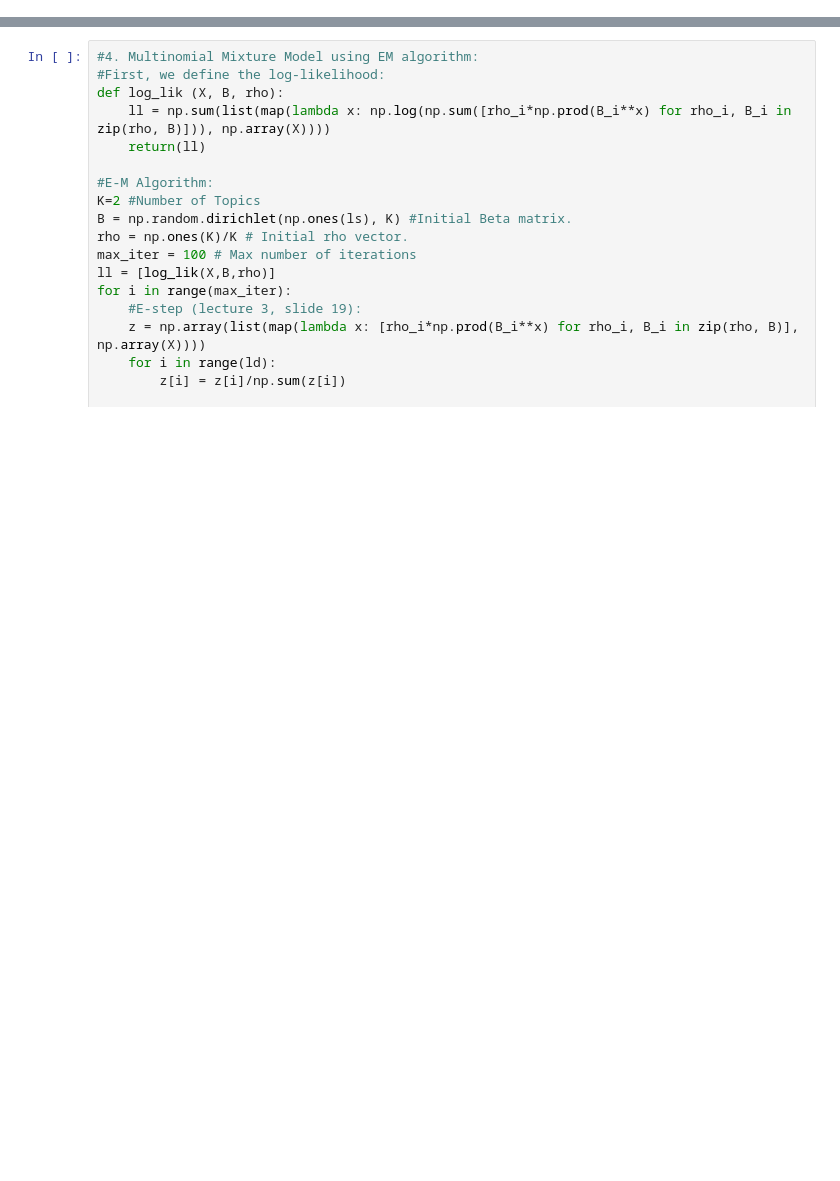
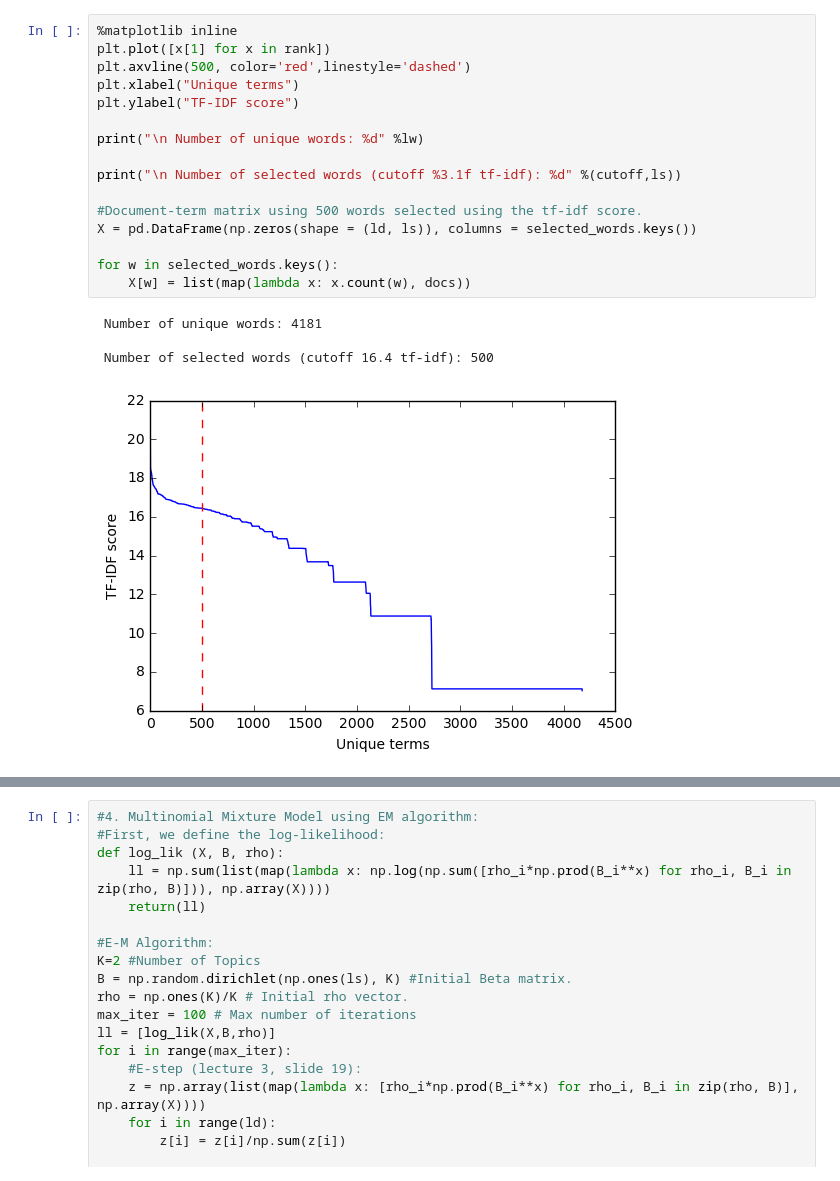
Before and after one commit to veldanie/text_mining, a Jupyter notebook: Report1.ipynb, the cells around one changed output, grey strips where cells are left out. Drawn from its saved outputs; the diff is of its cells as text; blank space fills up the shorter version.

```diff
--- a/Report1.ipynb
+++ b/Report1.ipynb
@@ -80,0 +114,21 @@ for w in selected_words.keys():
+# %%
+%matplotlib inline
+plt.plot([x[1] for x in rank])
+plt.axvline(500, color='red',linestyle='dashed')
+plt.xlabel("Unique terms")
+plt.ylabel("TF-IDF score")
+
+print("\n Number of unique words: %d" %lw)
+
+print("\n Number of selected words (cutoff %3.1f tf-idf): %d" %(cutoff,ls))
+
+#Document-term matrix using 500 words selected using the tf-idf score.
+X = pd.DataFrame(np.zeros(shape = (ld, ls)), columns = selected_words.keys())
+
+for w in selected_words.keys():
+    X[w] = list(map(lambda x: x.count(w), docs))
+# %% [output]
+ Number of unique words: 4181
+
+ Number of selected words (cutoff 16.4 tf-idf): 500
+[figure, added]
```
Also changed, not shown: parts of 23 cells of this notebook, 4 other files.
